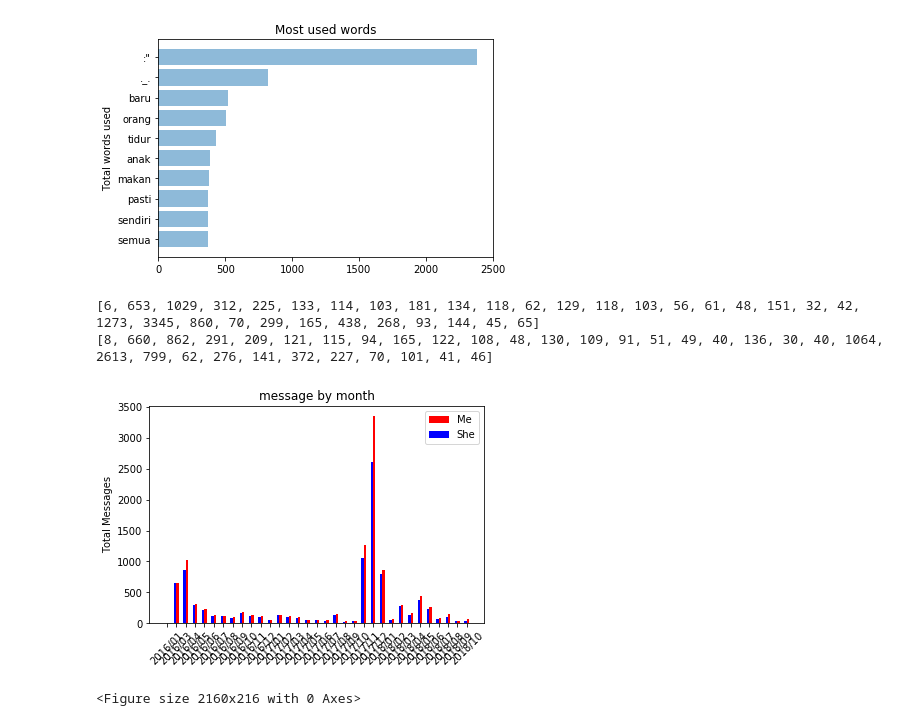
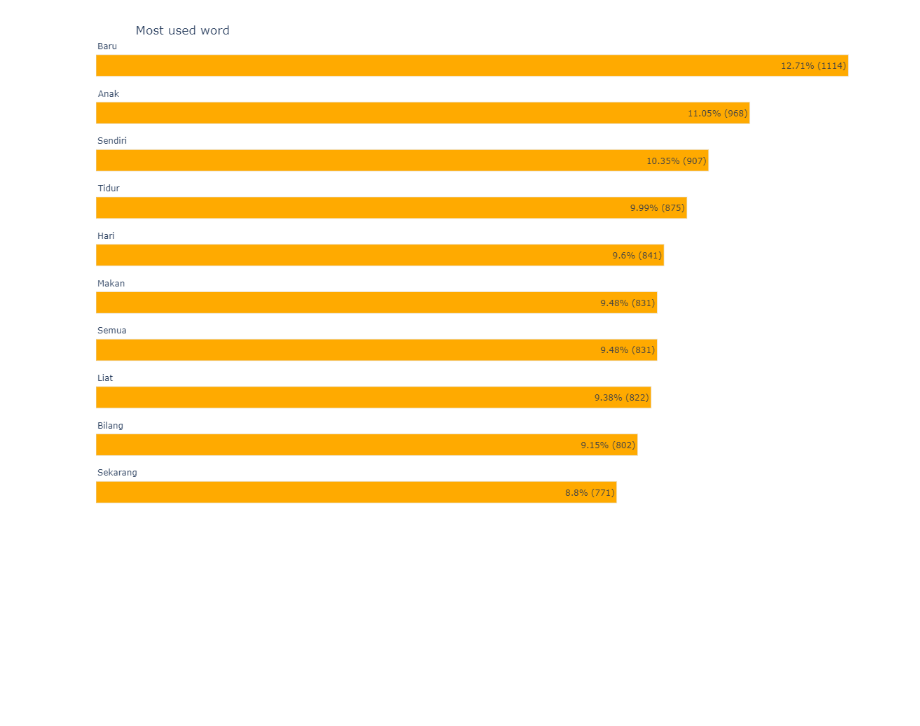
Before and after one commit to setyanp/LineChat, a Jupyter notebook: nafisa.ipynb, the cells around one changed output. Saved outputs shown, nothing was run; the diff lists cells and outputs as text; code cells hidden in the pictures; blank space fills up the shorter version.

```diff
--- a/nafisa.ipynb
+++ b/nafisa.ipynb
@@ -117,0 +9,5 @@ plt.draw()
+# %%
+filename = 'LineChat/sample_text.txt'
+msg_data = pd.read_csv(filename, sep="\t", header=None, names=['chat_time','name','message']).applymap(str)
+if ("Riwayat obrolan" in msg_data.iloc[0]['chat_time']):
+    msg_data = msg_data.drop([0,1]).reset_index(drop=True)
@@ -117,0 +73,6 @@ plt.draw()
+# %%
+msg_data_copy['chat_time'] = pd.to_datetime(msg_data_copy['chat_time'])
+msg_data_copy['?'] = msg_data_copy['message'].str.contains("""[?]""").astype(int)
+list_name = msg_data_copy.name.unique()
+name_1 = list_name[0]
+name_2 = list_name[1]
@@ -118,39 +202,25 @@ plt.draw()
 # %%
 remove_word = ["yg", "ga", "kan", "dan", "ya", "nan", "kalau", "aja", "ada", "di",
                "itu", "sama", "ini", "tapi", "kalo", "(laugh)", "(haha)" ,
                "udah","mau", "juga", "bisa", "jadi", "yang", "d", "lagi",
               "with", "laughter", "(crying", "guy)", "kok", "iyaa", "iya", "gitu", "dia", "cha", "mas,",
               "icha", "dia", "[stiker]", "(tertawa)", "wkwkwk", "ke", "sih", "aku",
               "mas", "kamu", "tak", "(catface)", "dari", "apa", "cuman", "cha,", "tau", "kayak", "jangan",
               "(har", "har)", "kayaknya", "?", "wes", "wkwk,", "buat", "emang", "banget", "dulu", "yaa", "biar", "mereka",
               "banyak", "mas?", "harus", "pake", "gak", "trus", "gimana", "nanti", "e", "bikin", "[foto]", "tadi", "cha?",
-              "coba", "kita", "masih", "terus", "pak", "punya", "wkwk"]
+              "coba", "kita", "masih", "terus", "pak", "punya", "wkwk",':"',"._.","hahaa","pasti","pernah","orang","(sedih)","pas","tp",
+              "padahal","ngga","bukan","soalnya","lebih","k","abis"] ## ADD NECESSARY STOP WORDS
+
+words_edit = pd.Series(' '.join(msg_data_copy['message']).lower().split())
+words_edit = words_edit[words_edit != "nan"].reset_index(drop=True)
 
 words_edit = words_edit[~words_edit.isin(remove_word)]
-most_word = words_edit.value_counts()[:10]
-most_word = most_word[::-1] #reverse from low
+most_word = words_edit.value_counts()[:10][::-1]
+most_word_list = []
 
-objects = list(most_word.index)
-y_pos = np.arange(len(objects))
-datas = most_word.tolist()
+for i in most_word.index:
+    most_word_list.append((i,most_word[i]))
 
-fig, ax = plt.subplots()
-ax.barh(y_pos, datas, align='center', alpha=0.5)
-ax.set_yticks(y_pos)
-ax.set_yticklabels(objects)
-ax.set_ylabel('Total words used')
-ax.set_title('Most used words')
-rects = ax.patches
-
-# for rect, label in zip(rects, datas):
-#     height = rect.get_height()
-#     width = rect.get_width()
-#     ax.text(label + 3, rect+.25, str(label),
-#             ha='right', va='center')
-# #     ax.text(rect.get_y() + rect.get_height()/2, width -25, label,
-# #             ha='right', va='center')
-
-# print (total_words)
-plt.draw()
+horizontal_bar_labels(most_word_list, 'Most Used Word', '#FFAA00')
 # %% [output]
-[figure, old version]
+[figure, new version]
@@ -205,29 +226,0 @@ ichanfs = count_icha['a'].values.tolist()
-# %%
-print(setyanp)
-print(ichanfs)
-# %% [output]
-[6, 653, 1029, 312, 225, 133, 114, 103, 181, 134, 118, 62, 129, 118, 103, 56, 61, 48, 151, 32, 42, 1273, 3345, 860, 70, 299, 165, 438, 268, 93, 144, 45, 65]
-[8, 660, 862, 291, 209, 121, 115, 94, 165, 122, 108, 48, 130, 109, 91, 51, 49, 40, 136, 30, 40, 1064, 2613, 799, 62, 276, 141, 372, 227, 70, 101, 41, 46]
-# %%
-ind = (np.arange(len(ichanfs)))  # the x locations for the groups
-width = 0.5       # the width of the bars
-
-fig, ax = plt.subplots()
-rects1 = ax.bar(ind, setyanp, align='edge', width=0.25, color='r')
-
-rects2 = ax.bar(ind, ichanfs, align='edge', width=-0.25, color='b')
-
-# add some text for labels, title and axes ticks
-ax.set_ylabel('Total Messages')
-ax.set_title('message by month')
-ax.set_xticks(ind)
-ax.xaxis.set_tick_params(rotation=45)
-
-ax.set_xticklabels(objek)
-
-ax.legend((rects1[0], rects2[0]), ('Me', 'She'))
-plt.figure(figsize=(30, 3))
-plt.show()
-# %% [output]
-[figure, removed]
-<Figure size 2160x216 with 0 Axes>
```
Also changed, not shown: parts of 23 cells of this notebook, 5 other files.
